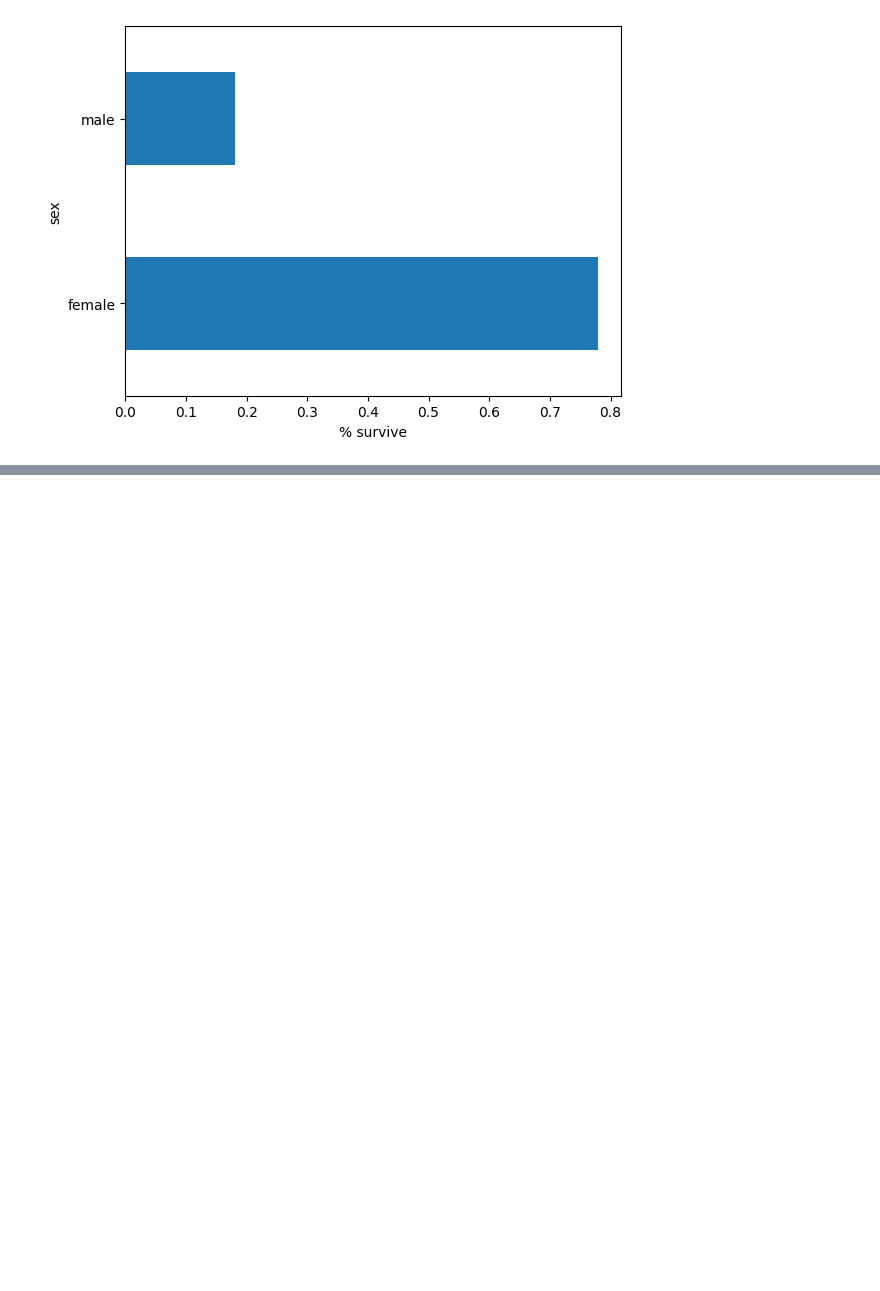
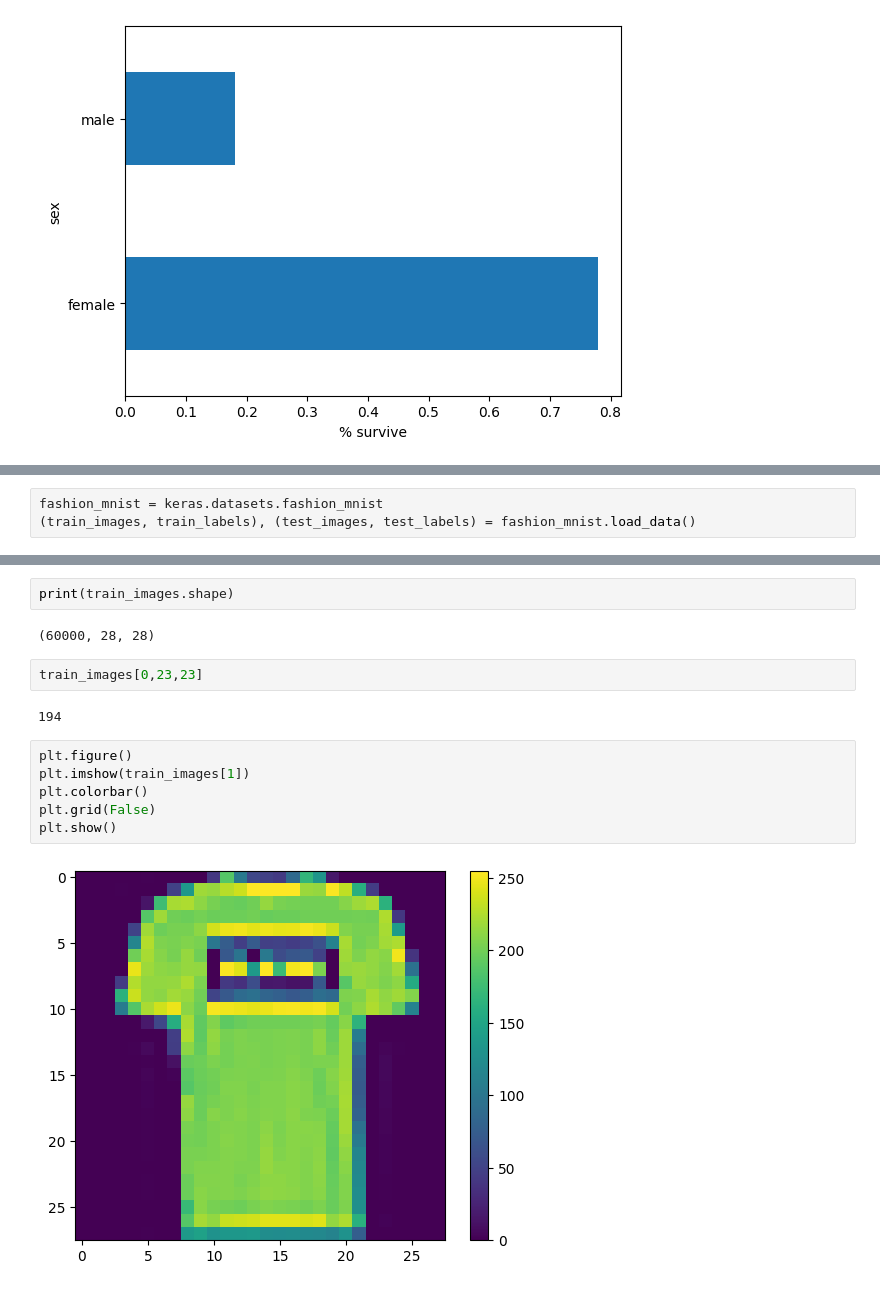
Before and after one commit to bradeu/tensor-flow, a Jupyter notebook: TensorFlow.ipynb, the cells around one changed output, grey strips where cells are left out. Drawn from its saved outputs; the diff is of its cells as text; blank space fills up the shorter version.

```diff
--- a/TensorFlow.ipynb
+++ b/TensorFlow.ipynb
@@ -108,0 +89,3 @@ Use Keras preprocessing layers instead, either directly or via the `tf.keras.uti
+# %%
+fashion_mnist = keras.datasets.fashion_mnist
+(train_images, train_labels), (test_images, test_labels) = fashion_mnist.load_data()
@@ -108,0 +101,16 @@ Use Keras preprocessing layers instead, either directly or via the `tf.keras.uti
+# %%
+print(train_images.shape)
+# %% [output]
+(60000, 28, 28)
+# %%
+train_images[0,23,23]
+# %% [output]
+194
+# %%
+plt.figure()
+plt.imshow(train_images[1])
+plt.colorbar()
+plt.grid(False)
+plt.show()
+# %% [output]
+[figure, added]
```
Also changed, not shown: parts of 14 cells of this notebook.
